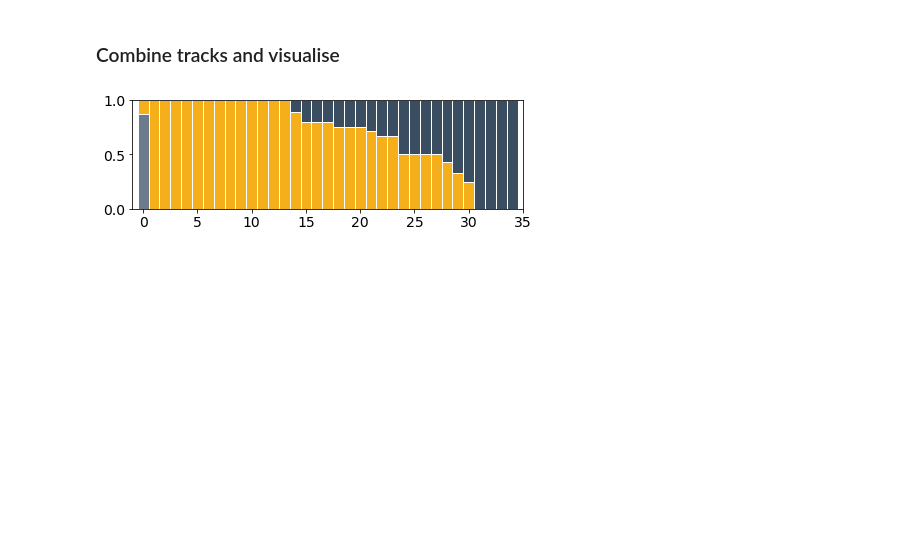
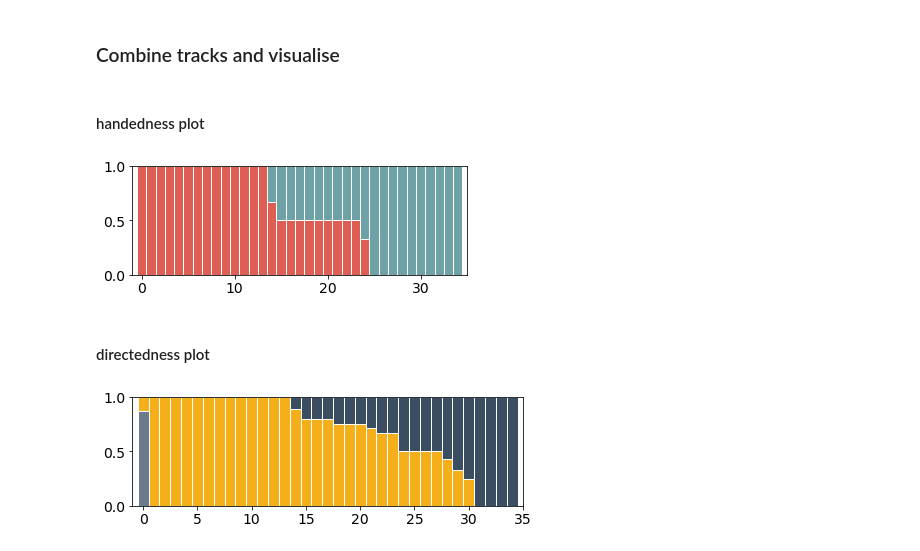
Before and after one commit to bianca-schell/locustVR, a Jupyter notebook: locust_handedness_and_directedness.ipynb, the cells around one changed output. Saved outputs shown, nothing was run; the diff lists cells and outputs as text; code cells hidden in the pictures; blank space fills up the shorter version.

Commit message:
handedness plot

```diff
--- a/locust_directedness.ipynb
+++ b/locust_handedness_and_directedness.ipynb
@@ -392,3 +392,8 @@ long_events = list(np.unique(df.loc[df["t2"] > 300, "event"]))
 
 df.loc[~df["event"].isin(short_events), 'track_type'] = 0
 df.loc[df["event"].isin(long_events), 'track_type'] = 2
+# %%
+tmax = df.loc[:, ["t2", "event"]]
+tmax = tmax.groupby(["event"]).max().reset_index()
+
+handedness = pd.merge(tmax, df, how="left")
@@ -395,3 +406,49 @@ df.loc[df["event"].isin(long_events), 'track_type'] = 2
+# %%
+p0_dist = np.sqrt((handedness["rotated_x"] - post0_x) ** 2 + (handedness["rotated_y"] - post0_y) ** 2)
+p1_dist = np.sqrt((handedness["rotated_x"] - post1_x) ** 2 + (handedness["rotated_y"] - post1_y) ** 2)
+
+handedness["post"] = 0
+handedness.loc[p1_dist < p0_dist, "post"] = 1
+# %% [markdown]
+#### handedness plot
+# %%
+handedness_events = handedness.loc[:,['uuid', 'event', 'post']]
+handedness_events = handedness_events.drop_duplicates()
+
+handedness_events = handedness_events.groupby(['uuid','post']).count().reset_index()
+# %%
+left = np.zeros(len(np.unique(handedness_events['uuid'])))
+right = np.zeros(len(np.unique(handedness_events['uuid'])))
+
+for idx,loc_id in enumerate(np.unique(handedness_events['uuid'])):
+    if handedness_events.loc[(handedness_events['uuid'] == loc_id) & (handedness_events['post'] == 0), 'event'].values.size != 0:
+        left[int(idx)] = handedness_events.loc[(handedness_events['uuid'] == loc_id) & (handedness_events['post'] == 0), 'event'].values[0]
+    if handedness_events.loc[(handedness_events['uuid'] == loc_id) & (handedness_events['post'] == 1), 'event'].values.size != 0:
+        right[int(idx)] = handedness_events.loc[(handedness_events['uuid'] == loc_id) & (handedness_events['post'] == 1), 'event'].values[0]
+
+total = left+right
+left = left/total
+right = right/total
+# %%
+left_asc = left.argsort()
+left = left[left_asc[::-1]]
+right = right[left_asc[::-1]]
+
+x = np.arange(0,len(np.unique(handedness_events['uuid'])))
+barWidth = 1
+
+fig,ax = plt.subplots(1,1,figsize=(6,2))
+ax.bar(x, left, color='#df5e54', edgecolor='white', width=barWidth)
+ax.bar(x, right, bottom=left, color='#6ea2a7', edgecolor='white', width=barWidth)
+ax.set_xlim(-1,np.max(x)+1)
+ax.tick_params(axis='x', labelsize=14)
+ax.tick_params(axis='y', labelsize=14)
+
+fig.savefig("/mnt/ssd1/Documents/Vivek/locustVR/figures/2_post_handedness.pdf", dpi=300, bbox_inches="tight")
+# %% [output]
+[figure, added]
+# %% [markdown]
+#### directedness plot
 # %%
 df_events = df.loc[:,['uuid', 'event', 'track_type']]
 df_events = df_events.drop_duplicates()
```
Also changed, not shown: parts of 2 cells of this notebook, 4 other files.
